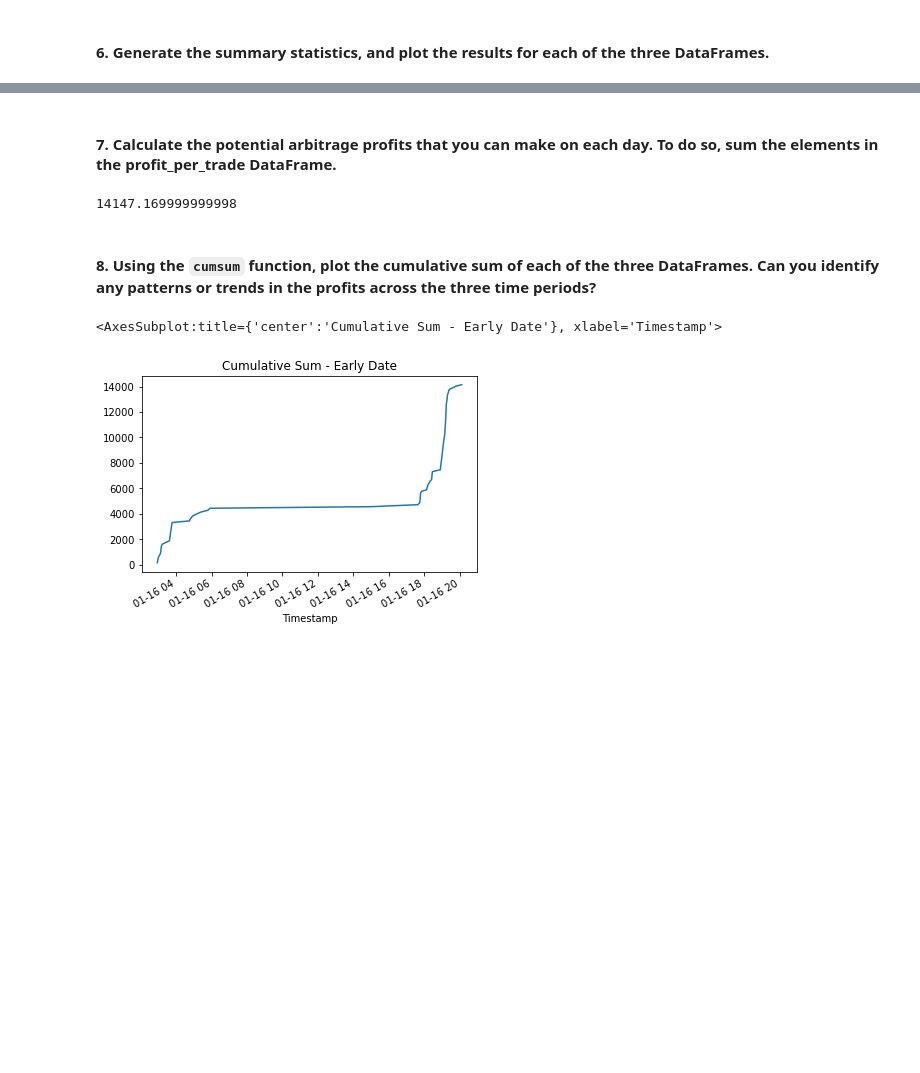
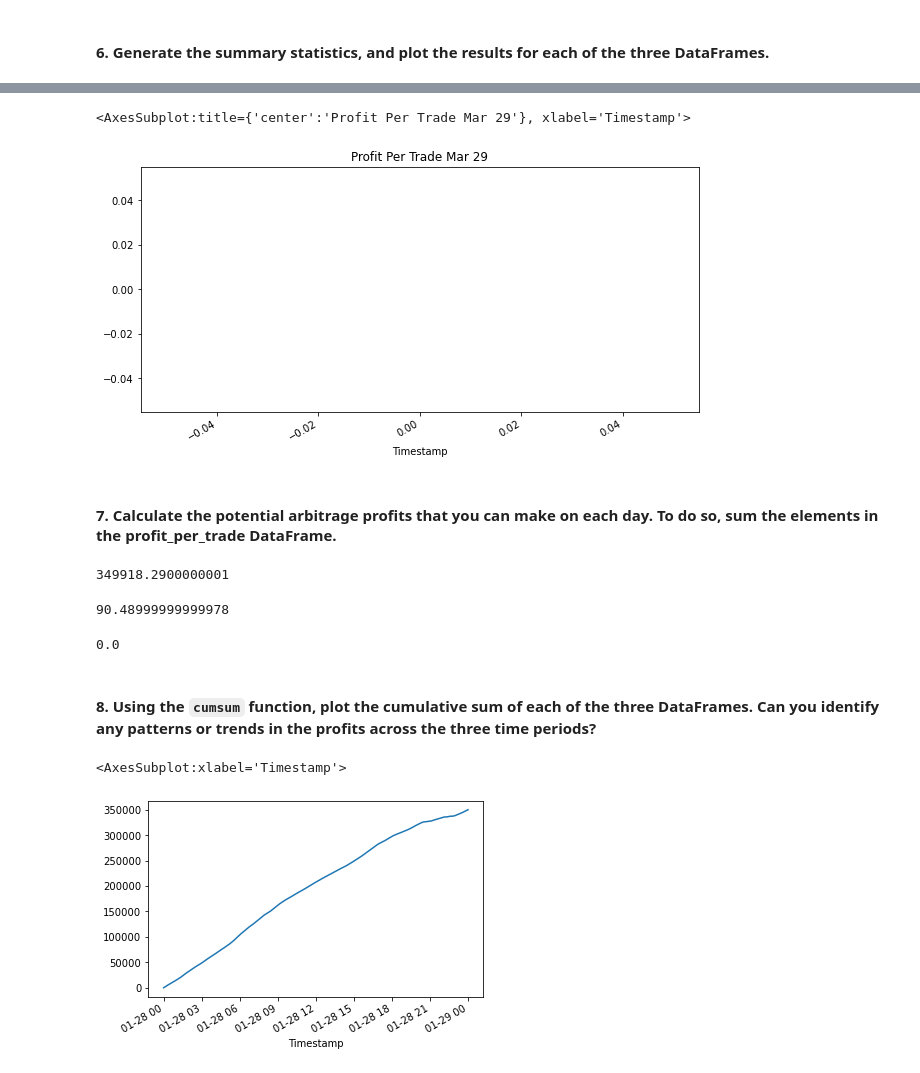
Before and after one commit to megkennedy/Challenge-3, a Jupyter notebook: crypto_arbitrage.ipynb, the cells around one changed output, grey strips where cells are left out. Cells and saved outputs as stored; diff of their text form; code cells hidden in the pictures; blank space fills up the shorter version.

```diff
--- a/crypto_arbitrage.ipynb
+++ b/crypto_arbitrage.ipynb
@@ -436,0 +455,5 @@ Name: Close, dtype: float64
+# %%
+arbitrage_spread_late = bitstamp.loc["2018-03-29":"2018-03-29", 'Close']-coinbase.loc["2018-03-29":"2018-03-29", 'Close']
+arbitrage_opp_late = arbitrage_spread_late >0
+arbitrage_opp_late_df= arbitrage_spread_late.loc[arbitrage_opp_late]
+arbitrage_opp_late_df.describe()
@@ -453,0 +497,3 @@ Name: Close, dtype: float64
+# %%
+spread_return_late= arbitrage_opp_late_df/coinbase.loc["2018-03-29":"2018-03-29", 'Close']
+spread_return_late.head()
@@ -470,0 +533,4 @@ Name: Close, dtype: float64
+# %%
+profitable_trades_late = spread_return_late > .01
+profitable_trades_late_df=spread_return_late.loc[profitable_trades_late]
+profitable_trades_late_df.head()
@@ -512,0 +611,4 @@ Name: Close, Length: 73, dtype: float64
+# %%
+profit_late = profitable_trades_late_df*coinbase.loc["2018-03-29":"2018-03-29", 'Close']
+profit_per_trade_late = profit_late.dropna()
+profit_per_trade_late
@@ -534,10 +667,23 @@ Name: Close, dtype: float64
+# %%
+profit_per_trade_late.plot(figsize=(10,5), title="Profit Per Trade Mar 29", color="purple")
+# %% [output]
+<AxesSubplot:title={'center':'Profit Per Trade Mar 29'}, xlabel='Timestamp'>
+[figure, added]
 # %% [markdown]
 #### 7. Calculate the potential arbitrage profits that you can make on each day. To do so, sum the elements in the profit_per_trade DataFrame.
 # %%
 # Calculate the sum of the potential profits for the early profit per trade DataFrame
-# YOUR CODE HERE
+profit_per_trade_early.sum()
 # %% [output]
-14147.169999999998
+349918.2900000001
+# %%
+profit_per_trade_middle.sum()
+# %% [output]
+90.48999999999978
+# %%
+profit_per_trade_late.sum()
+# %% [output]
+0.0
 # %% [markdown]
 #### 8. Using the `cumsum` function, plot the cumulative sum of each of the three DataFrames. Can you identify any patterns or trends in the profits across the three time periods?
 # %%
@@ -546,6 +692,6 @@ cumulative_profit_early = # YOUR CODE HERE
 # %%
 # Plot the cumulative sum of profits for the early profit per trade DataFrame
-# YOUR CODE HERE
+cumulative_profit_early.plot()
 # %% [output]
-<AxesSubplot:title={'center':'Cumulative Sum - Early Date'}, xlabel='Timestamp'>
+<AxesSubplot:xlabel='Timestamp'>
-[figure, old version]
+[figure, new version]
```
Also changed, not shown: parts of 27 cells of this notebook.
